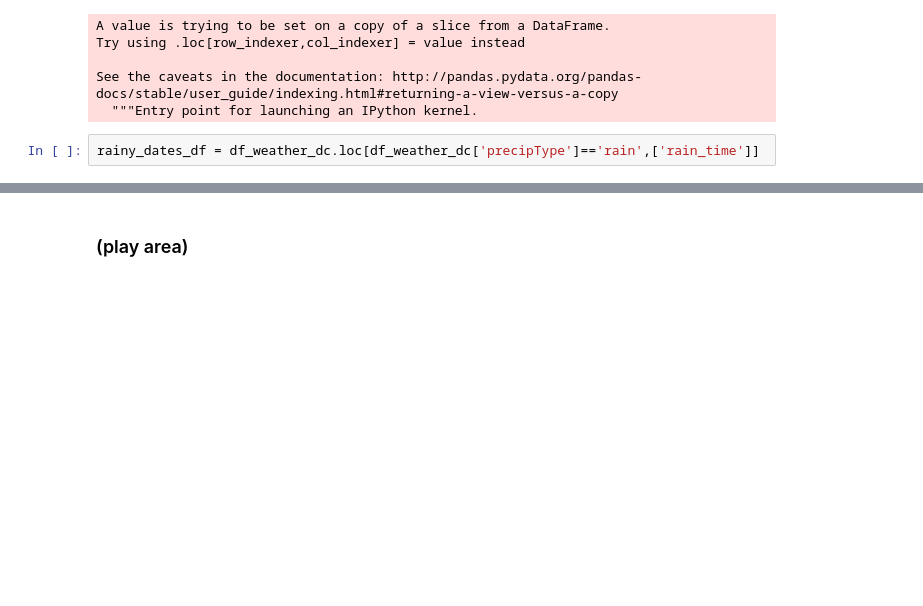
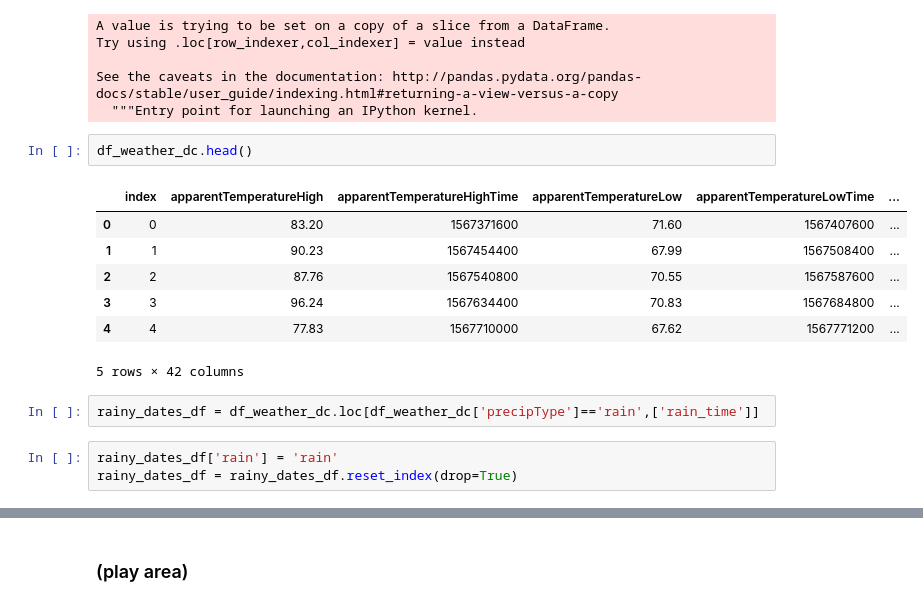
Before and after one commit to himanshu20792/BirdProject, a Jupyter notebook: StationaryScooters/Exploratory_Analysis_RK_HA.ipynb, the cells around one changed output, grey strips where cells are left out. Cells and saved outputs as stored; diff of their text form; blank space fills up the shorter version.

```diff
--- a/StationaryScooters/Exploratory_Analysis_RK_HA.ipynb
+++ b/StationaryScooters/Exploratory_Analysis_RK_HA.ipynb
@@ -1149,6 +1164,19 @@ Try using .loc[row_indexer,col_indexer] = value instead
 
 See the caveats in the documentation: http://pandas.pydata.org/pandas-docs/stable/user_guide/indexing.html#returning-a-view-versus-a-copy
   """Entry point for launching an IPython kernel.
+# %%
+df_weather_dc.head()
+# %% [output]
+|  | index | apparentTemperatureHigh | apparentTemperatureHighTime | apparentTemperatureLow | apparentTemperatureLowTime | ... |
+| 0 | 0 | 83.20 | 1567371600 | 71.60 | 1567407600 | ... |
+| 1 | 1 | 90.23 | 1567454400 | 67.99 | 1567508400 | ... |
+| 2 | 2 | 87.76 | 1567540800 | 70.55 | 1567587600 | ... |
+| 3 | 3 | 96.24 | 1567634400 | 70.83 | 1567684800 | ... |
+| 4 | 4 | 77.83 | 1567710000 | 67.62 | 1567771200 | ... |
+5 rows × 42 columns
 # %%
 rainy_dates_df = df_weather_dc.loc[df_weather_dc['precipType']=='rain',['rain_time']]
+# %%
+rainy_dates_df['rain'] = 'rain'
+rainy_dates_df = rainy_dates_df.reset_index(drop=True)
 # %%
```
Also changed, not shown: parts of 10 cells of this notebook.
